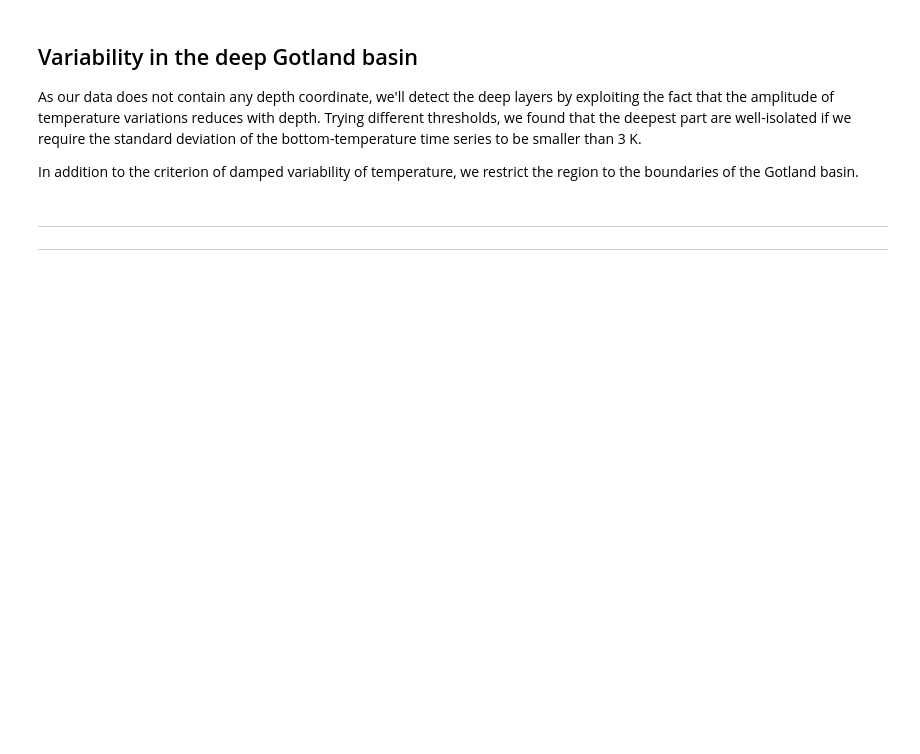
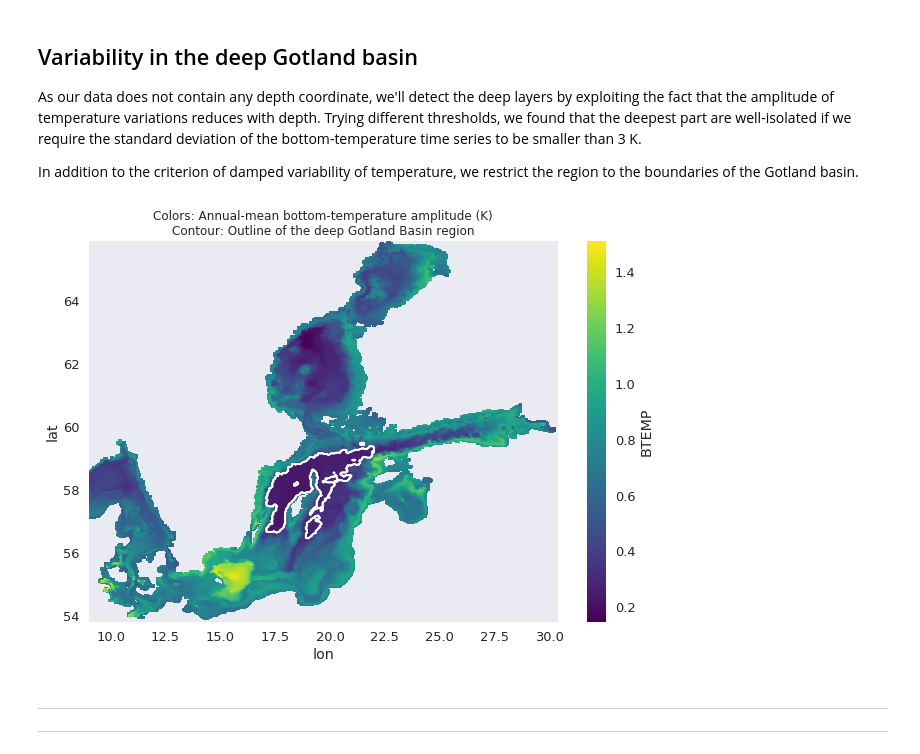
Before and after one commit to geomar-od/python-intro-201804, a Jupyter notebook: solutions/session-02_part-04_read_and_plot_baltic_hydrography_xarray_solution.ipynb, the cells around one changed output. Saved outputs shown, nothing was run; the diff lists cells and outputs as text; code cells hidden in the pictures; blank space fills up the shorter version.

```diff
--- a/solutions/session-02_part-04_read_and_plot_baltic_hydrography_xarray_solution.ipynb
+++ b/solutions/session-02_part-04_read_and_plot_baltic_hydrography_xarray_solution.ipynb
@@ -178,3 +175,11 @@ ds["deep_gotland"] = deep_gotland
+# %%
+# plot the mask with temperature variability
+ds.BTEMP.std("time").plot(size=7);
+ds.deep_gotland.plot.contour(colors="w");
+plt.title("Colors: Annual-mean bottom-temperature amplitude (K)\n" +
+          "Contour: Outline of the deep Gotland Basin region");
+# %% [output]
+[figure, added]
 # %% [markdown]
 ---
 ---
```
Also changed, not shown: parts of 6 cells of this notebook.
